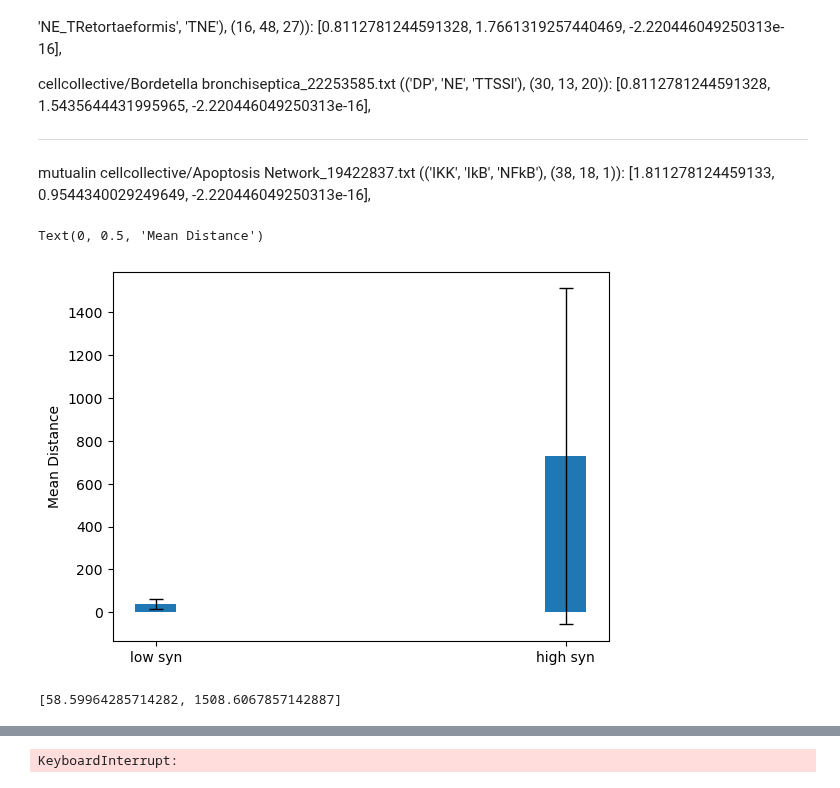
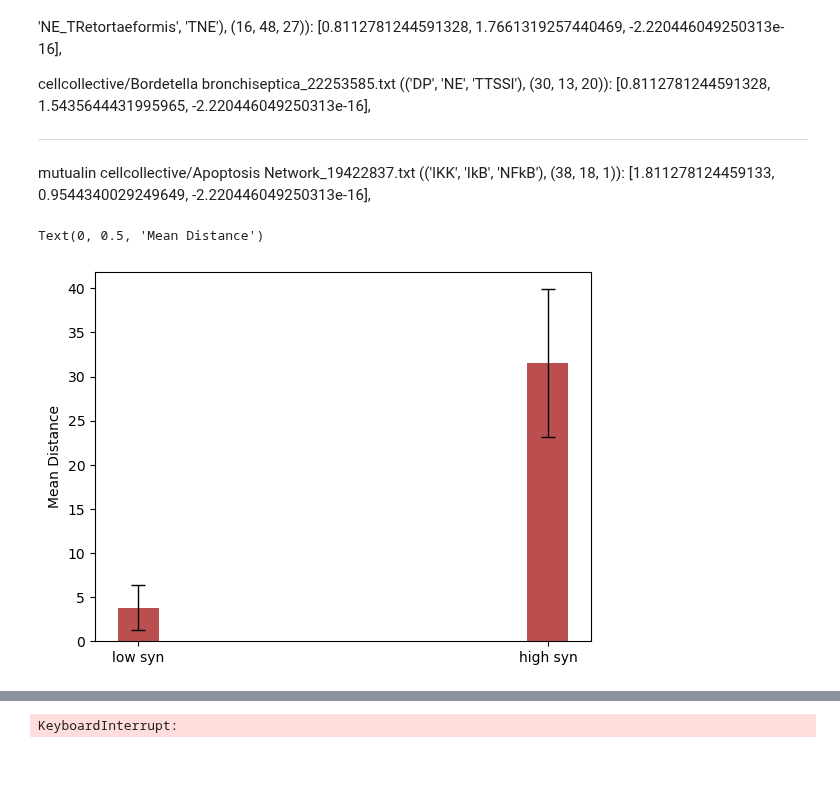
Before and after one commit to Lyn1216/Local-EI-project, a Jupyter notebook: exp/bool_network/grn/grn_serie_en.ipynb, the cells around one changed output, grey strips where cells are left out. Drawn from its saved outputs; the diff is of its cells as text; code cells hidden in the pictures.

```diff
--- a/exp/bool_network/grn/grn_serie_en.ipynb
+++ b/exp/bool_network/grn/grn_serie_en.ipynb
@@ -308,15 +308,15 @@ def serie_measure(tpm, mech_size, en_size, en_series):
     #                 dis_ser, dis_ser_str = tpm_series2(tpm_dic[en_state], init1, steps)
     #                 dis_ser_ls.append(dis_ser)
                 dis += 0 #dis_mean(dis_ser_ls)
-            elif last_serie[-1] != serie[-1]:
+            elif last_serie != serie:
             #else:
                 dis_ser_ls = []
                 for init1 in strs:
-                    dis_ser, dis_ser_str = tpm_series2(tpm_dic[en_state], init1, steps)
+                    dis_ser, dis_ser_str = tpm_series2(tpm_dic[en_state], init1, 3)
                     dis_ser_ls.append(dis_ser)
                 dis += dis_mean(dis_ser_ls)
             init_state = serie_str[-1]
             last_serie = serie
             long_serie += serie[:-1]
 
-    return un_sys, un_en, syn, long_serie, dis / 8
+    return un_sys, un_en, syn, long_serie, dis / 8 / len(en_list)
@@ -406,44 +402,49 @@ name_l_ls = ['Apoptosis Network_19422837.txt','Bordetella bronchiseptica_2225358
              'B bronchiseptica and T retortaeformis coinfection_22253585.txt','B bronchiseptica and T retortaeformis coinfection_22253585.txt',
              'B bronchiseptica and T retortaeformis coinfection_22253585.txt']
 ind_l_ls = [[38, 18, 1],[30, 13, 20],[19, 16, 21],[13, 31, 7],[8, 46, 32]]
+
+name_h_ls = ['Arabidopsis thaliana Cell Cycle_26340681.txt',
+             'Arabidopsis thaliana Cell Cycle_26340681.txt',
+             'Trichostrongylus retortaeformis_22253585.txt']
+ind_h_ls = [[7, 11, 8],[13, 12, 11],[24, 19, 7]]
+name_l_ls = ['B bronchiseptica and T retortaeformis coinfection_22253585.txt',
+             'B bronchiseptica and T retortaeformis coinfection_22253585.txt',
+             'B bronchiseptica and T retortaeformis coinfection_22253585.txt']
+ind_l_ls = [[19, 16, 21],[13, 31, 7],[8, 46, 32]]
 # %%
 import random
 from tqdm import tqdm
-seeds = range(10)
+seeds = range(3)
 n = 12
 dis_ls1 = []
 for i,name in tqdm(enumerate(name_l_ls)):
     un, un_en, syn, tpm2, e_len = text_bn_graph(folder = 'cellcollective/', textfile = name, candidate_sys=ind_l_ls[i], noise=0, save_onenote = False)
     e_len -= 3
     en_lss = generate_random_sequence(2**e_len-1, 2**e_len, seeds)
     diss = []
     for en_ls0 in en_lss:
         en_series = [[decimal_to_binary(k, min_length=e_len) for _ in range(n)] for k in en_ls0]
         un_sys, un_en, syn, long_serie, dis = serie_measure(tpm2, mech_size=3, en_size=e_len, en_series=en_series)
         diss.append(dis)
     dis_ls1 += diss
 
 dis_ls2 = []
 for i,name in tqdm(enumerate(name_h_ls)):
     un, un_en, syn, tpm2, e_len = text_bn_graph(folder = 'cellcollective/', textfile = name, candidate_sys=ind_h_ls[i], noise=0, save_onenote = False)
     e_len -= 3
     en_lss = generate_random_sequence(2**e_len-1, 2**e_len, seeds)
     diss = []
     for en_ls0 in en_lss:
         en_series = [[decimal_to_binary(k, min_length=e_len) for _ in range(n)] for k in en_ls0]
         un_sys, un_en, syn, long_serie, dis = serie_measure(tpm2, mech_size=3, en_size=e_len, en_series=en_series)
         diss.append(dis)
     dis_ls2 += diss
 
 means = [np.mean(dis_ls1), np.mean(dis_ls2)]
 stds = [np.std(dis_ls1), np.std(dis_ls2)]
-plt.bar(['low syn','high syn'], means, width=0.1)
+plt.bar(['low syn','high syn'], means, width=0.1, color=colors[0])
 plt.errorbar(['low syn','high syn'], means, yerr=stds, fmt='none', capsize=5, ecolor='black', elinewidth=1)
 plt.ylabel('Mean Distance')
 # %% [output]
 Text(0, 0.5, 'Mean Distance')
-[figure, old version]
+[figure, new version]
-# %%
-means
-# %% [output]
-[58.59964285714282, 1508.6067857142887]
```
Also changed, not shown: parts of 15 cells of this notebook, 6 other files.
